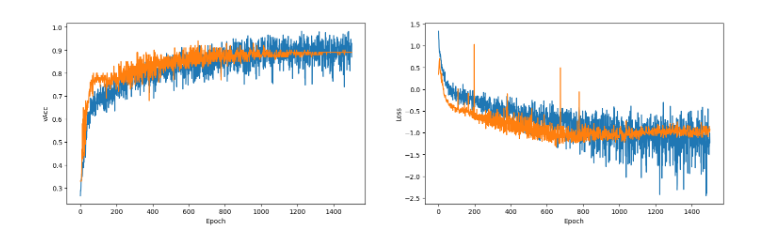
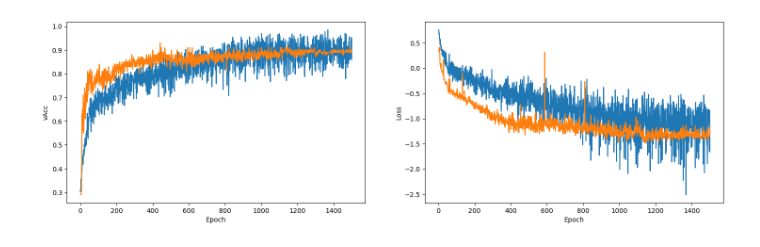
Before and after one commit to Tat1209/Research, a Jupyter notebook: utils/visualize.ipynb, the cells around one changed output. Cells and saved outputs as stored; diff of their text form; code cells hidden in the pictures.

```diff
--- a/utils/visualize.ipynb
+++ b/utils/visualize.ipynb
@@ -3,7 +3,7 @@ from matplotlib import pyplot as plt
 import pandas as pd
 import numpy as np
 
-path = "/root/app/competition_hist_0424_194028.csv"
+path = "/root/app/competition_hist_0425_012442.csv"
 df = pd.read_csv(path)
 
 fig = plt.figure(dpi=100, figsize=(18, 5))
@@ -17,31 +17,31 @@ x = df[x_col]
 y_col = "Acc"
 ax1.set_ylabel(y_col)
 y = df[y_col]
 
 ax1.plot(x, y)
 
 y_col = "vAcc"
 ax1.set_ylabel(y_col)
 y = df[y_col]
 
 ax1.plot(x, y)
 
 ax2 = fig.add_subplot(1, 2, 2)
 
 x_col = "Epoch"
 ax2.set_xlabel(x_col)
 x = df[x_col]
 
 y_col = "Loss"
 ax2.set_ylabel(y_col)
 y = df[y_col]
 
 y = df["Loss"]
 ax2.plot(x, np.log(y))
 y = df["vLoss"]
 ax2.plot(x, np.log(y))
 plt.show()
 
 # def plot_df(df, x_col, y_col, axes):
 # %% [output]
-[figure, old version]
+[figure, new version]
```
Also changed, not shown: 6 other files.
